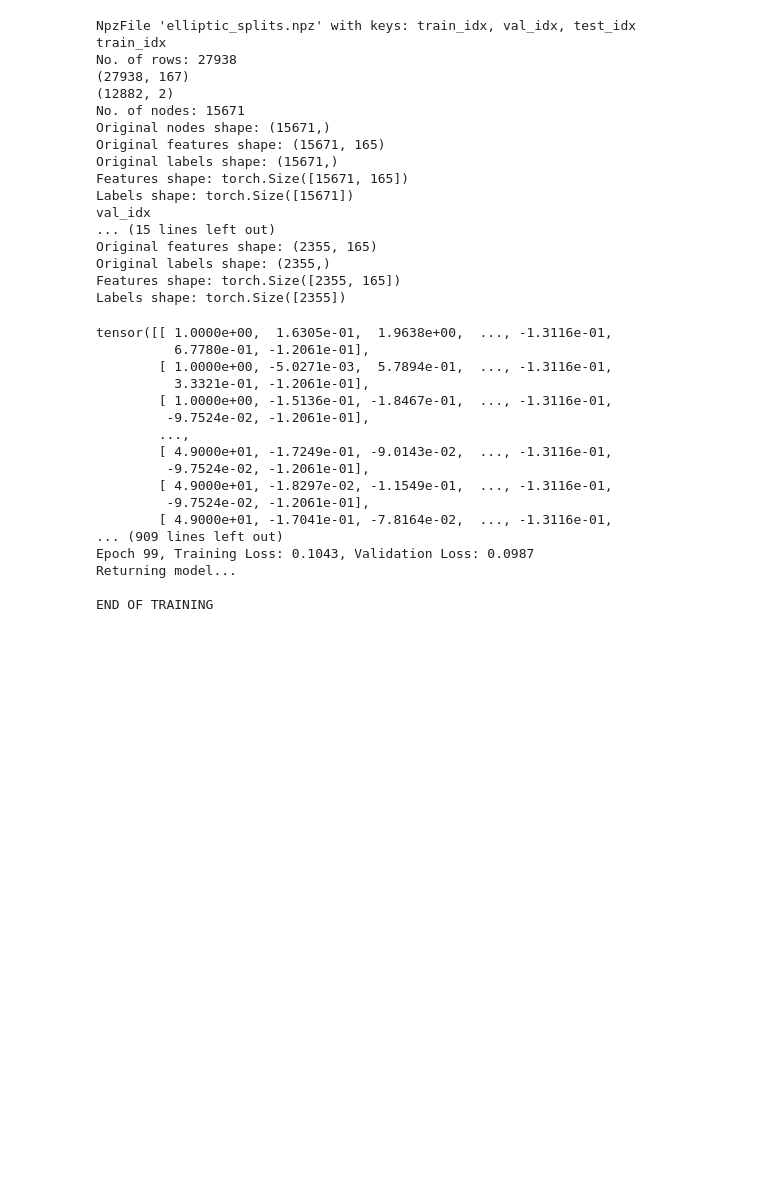
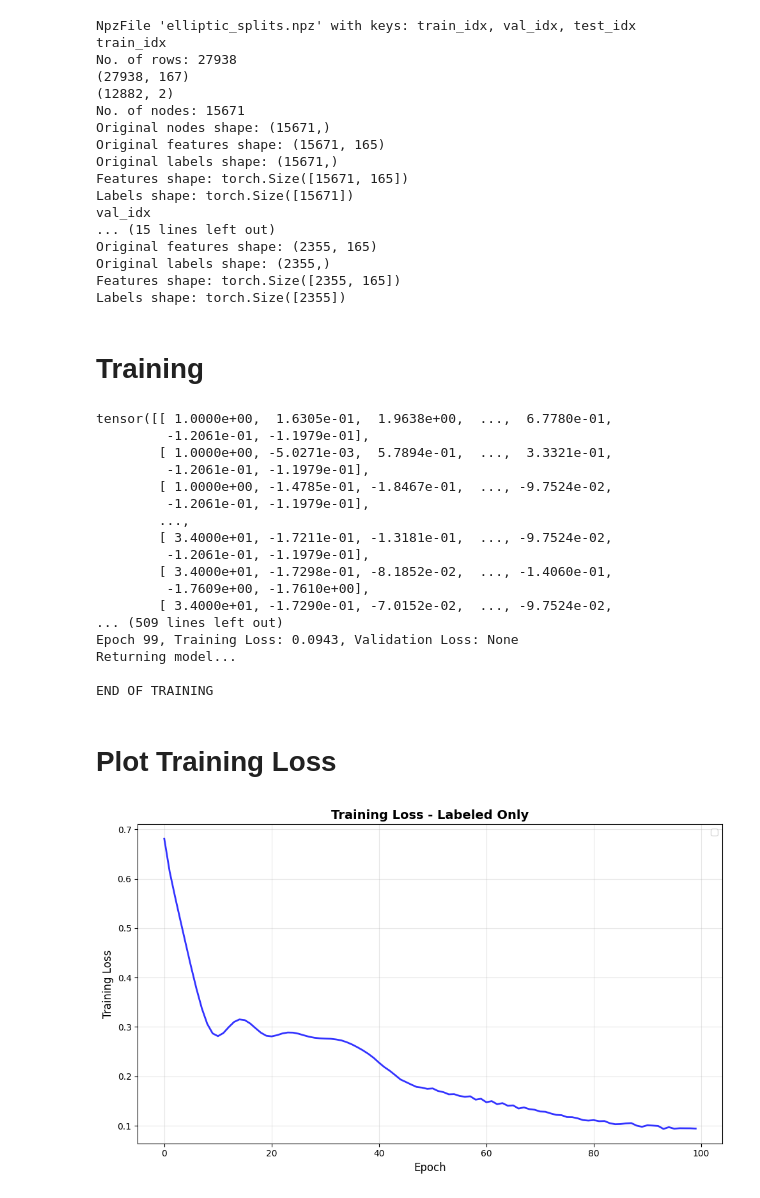
Before and after one commit to Jiazheng411/graph_elliptic_fraud_detection, a Jupyter notebook: notebooks/CS5284_Group07_GraphSAGE.ipynb, the cells around one changed output. Cells and saved outputs as stored; diff of their text form; code cells hidden in the pictures; blank space fills up the shorter version.

Commit message:
Update GraphSAGE to use timestep split

```diff
--- a/notebooks/CS5284_Group07_GraphSAGE.ipynb
+++ b/notebooks/CS5284_Group07_GraphSAGE.ipynb
@@ -483,6 +689,8 @@ Original features shape: (2355, 165)
 Original labels shape: (2355,)
 Features shape: torch.Size([2355, 165])
 Labels shape: torch.Size([2355])
+# %% [markdown]
+# Training
 # %%
 # TRAIN MODEL
 
@@ -508,33 +716,56 @@ print(f"Number of nodes: {graph.number_of_nodes()}, Number of edges: {graph.numb
 
 # Validation Dataset
 validationDS = dataset[1]
-features_v = trainDS["features"]
-labels_v = trainDS["labels"]
-nodes_v = trainDS["nodes"]
-src_v = torch.tensor(trainDS["src_nodes"], dtype=torch.long)
-dst_v = torch.tensor(trainDS["dest_nodes"], dtype=torch.long)
-graph_v = dgl.graph((src_v, dst_v))
-graph_v = dgl.add_self_loop(graph_v)
+features_v = None
+labels_v = None
+nodes_v = None
+graph_v = None
+if(validationDS["set"] == 'val_idx'):
+  features_v = validationDS["features"]
+  labels_v = validationDS["labels"]
+  nodes_v = validationDS["nodes"]
+  src_v = torch.tensor(validationDS["src_nodes"], dtype=torch.long)
+  dst_v = torch.tensor(validationDS["dest_nodes"], dtype=torch.long)
+  graph_v = dgl.graph((src_v, dst_v))
+  graph_v = dgl.add_self_loop(graph_v)
 
 print("\nSTARTING TRAINING...")
 epoch = 100
-model = train(graph, features, labels, nodes, graph_v, features_v, labels_v, nodes_v, epoch)
+model, history = train(graph, features, labels, nodes, graph_v, features_v, labels_v, nodes_v, epoch)
 print("\nEND OF TRAINING")
 # %% [output]
-tensor([[ 1.0000e+00,  1.6305e-01,  1.9638e+00,  ..., -1.3116e-01,
-          6.7780e-01, -1.2061e-01],
-        [ 1.0000e+00, -5.0271e-03,  5.7894e-01,  ..., -1.3116e-01,
-          3.3321e-01, -1.2061e-01],
-        [ 1.0000e+00, -1.5136e-01, -1.8467e-01,  ..., -1.3116e-01,
-         -9.7524e-02, -1.2061e-01],
+tensor([[ 1.0000e+00,  1.6305e-01,  1.9638e+00,  ...,  6.7780e-01,
+         -1.2061e-01, -1.1979e-01],
+        [ 1.0000e+00, -5.0271e-03,  5.7894e-01,  ...,  3.3321e-01,
+         -1.2061e-01, -1.1979e-01],
+        [ 1.0000e+00, -1.4785e-01, -1.8467e-01,  ..., -9.7524e-02,
+         -1.2061e-01, -1.1979e-01],
         ...,
-        [ 4.9000e+01, -1.7249e-01, -9.0143e-02,  ..., -1.3116e-01,
-         -9.7524e-02, -1.2061e-01],
-        [ 4.9000e+01, -1.8297e-02, -1.1549e-01,  ..., -1.3116e-01,
-         -9.7524e-02, -1.2061e-01],
-        [ 4.9000e+01, -1.7041e-01, -7.8164e-02,  ..., -1.3116e-01,
-... (909 lines left out)
-Epoch 99, Training Loss: 0.1043, Validation Loss: 0.0987
+        [ 3.4000e+01, -1.7211e-01, -1.3181e-01,  ..., -9.7524e-02,
+         -1.2061e-01, -1.1979e-01],
+        [ 3.4000e+01, -1.7298e-01, -8.1852e-02,  ..., -1.4060e-01,
+         -1.7609e+00, -1.7610e+00],
+        [ 3.4000e+01, -1.7290e-01, -7.0152e-02,  ..., -9.7524e-02,
+... (509 lines left out)
+Epoch 99, Training Loss: 0.0943, Validation Loss: None
 Returning model...
 
 END OF TRAINING
+# %% [markdown]
+# Plot Training Loss
+# %%
+# Set matplotlib to use non-interactive backend
+plt.ioff()
+
+# Training Loss Plot
+plt.figure(figsize=(10, 6))
+plt.plot(history['epoch'], history['train_loss'], 'b-', linewidth=2, alpha=0.8)
+plt.title(f'Training Loss - {'labeled_only'.replace("_", " ").title()}', fontsize=14, fontweight='bold')
+plt.xlabel('Epoch', fontsize=12)
+plt.ylabel('Training Loss', fontsize=12)
+plt.grid(True, alpha=0.3)
+plt.tight_layout()
+plt.legend()
+plt.show()
+# %% [output]
+[figure, added]
```
Also changed, not shown: parts of 9 cells of this notebook.
